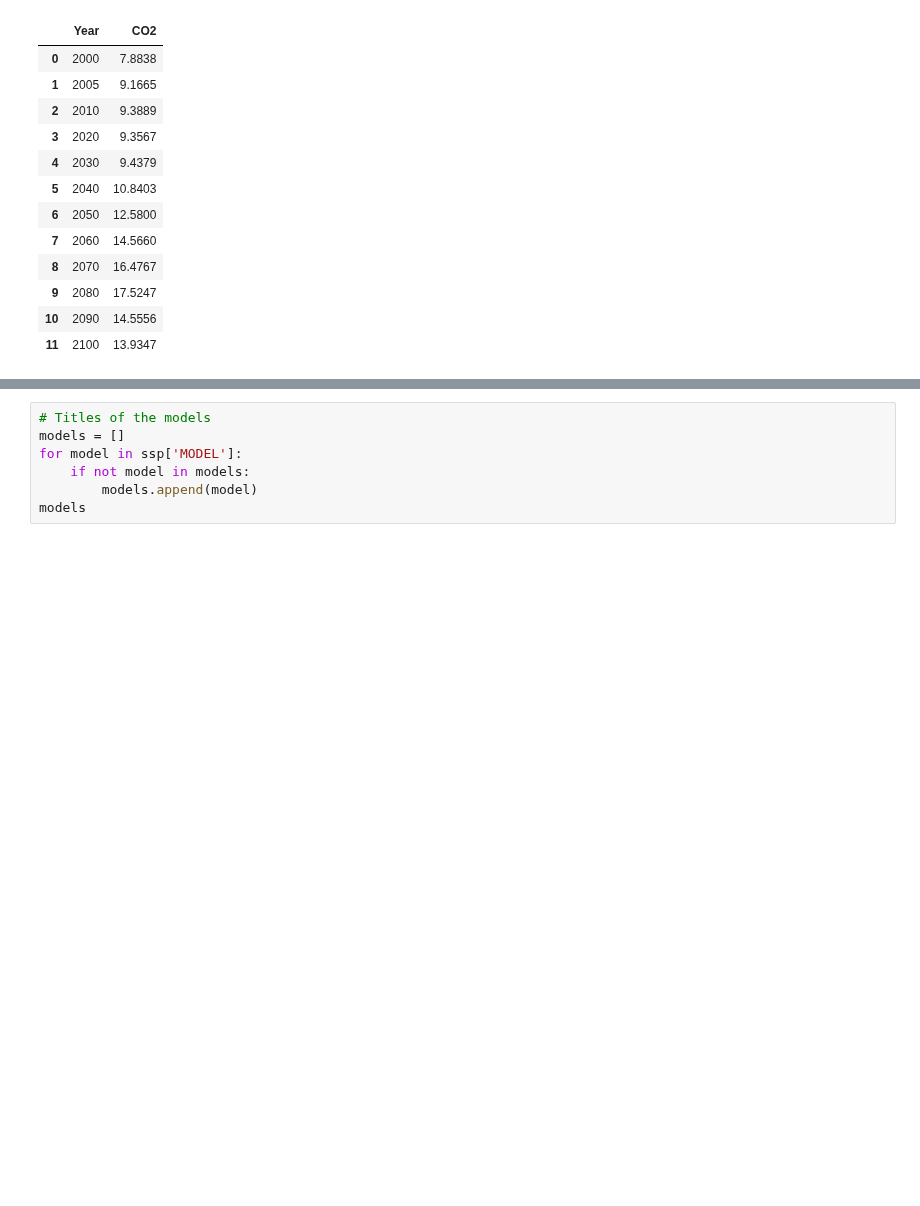
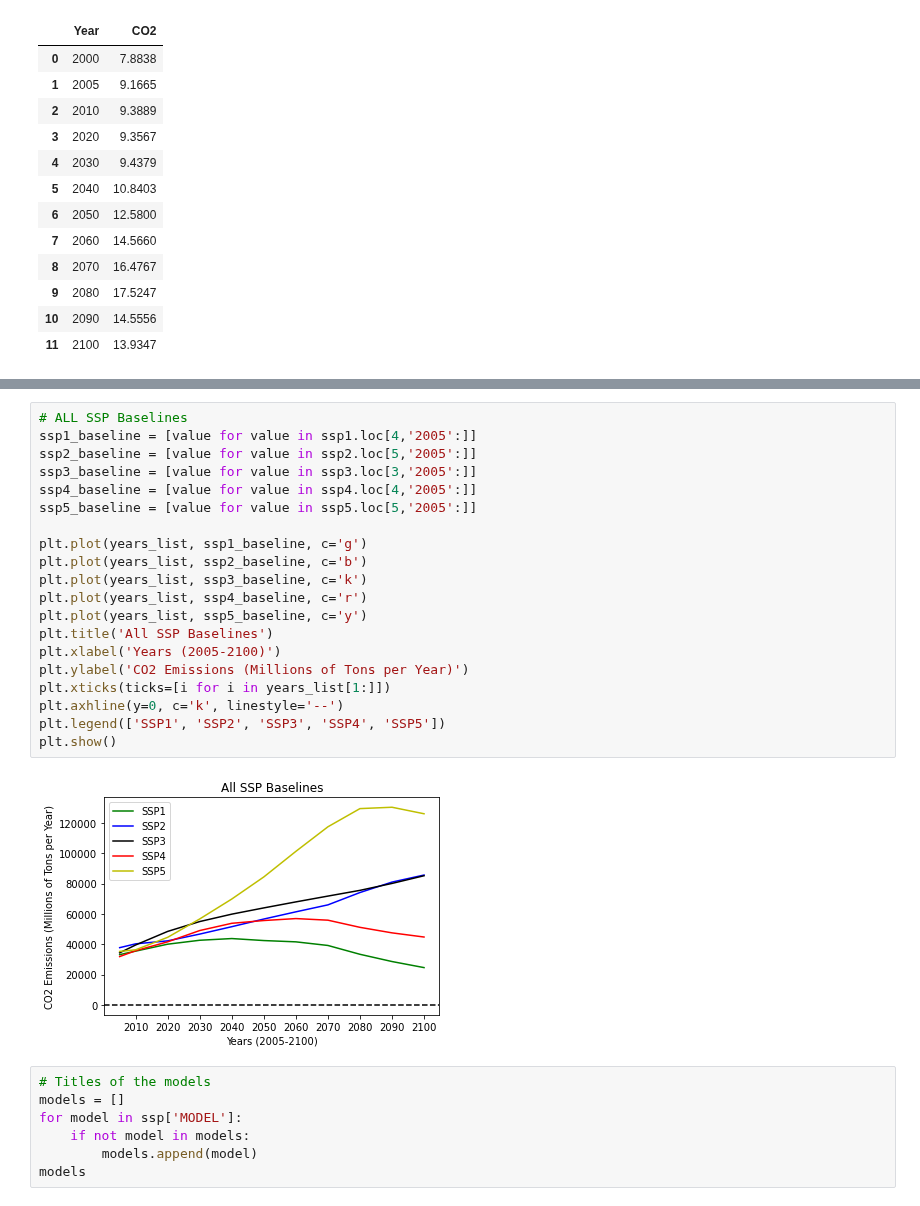
Before and after one commit to csun365/EPS-03, a Jupyter notebook: EPS-03.ipynb, the cells around one changed output, grey strips where cells are left out. Cells and saved outputs as stored; diff of their text form; blank space fills up the shorter version.

```diff
--- a/EPS-03.ipynb
+++ b/EPS-03.ipynb
@@ -179,3 +208,25 @@ plt.show()
+# %%
+# ALL SSP Baselines
+ssp1_baseline = [value for value in ssp1.loc[4,'2005':]]
+ssp2_baseline = [value for value in ssp2.loc[5,'2005':]]
+ssp3_baseline = [value for value in ssp3.loc[3,'2005':]]
+ssp4_baseline = [value for value in ssp4.loc[4,'2005':]]
+ssp5_baseline = [value for value in ssp5.loc[5,'2005':]]
+
+plt.plot(years_list, ssp1_baseline, c='g')
+plt.plot(years_list, ssp2_baseline, c='b')
+plt.plot(years_list, ssp3_baseline, c='k')
+plt.plot(years_list, ssp4_baseline, c='r')
+plt.plot(years_list, ssp5_baseline, c='y')
+plt.title('All SSP Baselines')
+plt.xlabel('Years (2005-2100)')
+plt.ylabel('CO2 Emissions (Millions of Tons per Year)')
+plt.xticks(ticks=[i for i in years_list[1:]])
+plt.axhline(y=0, c='k', linestyle='--')
+plt.legend(['SSP1', 'SSP2', 'SSP3', 'SSP4', 'SSP5'])
+plt.show()
+# %% [output]
+[figure, added]
 # %%
 # Titles of the models
 models = []
```
Also changed, not shown: parts of 9 cells of this notebook.
